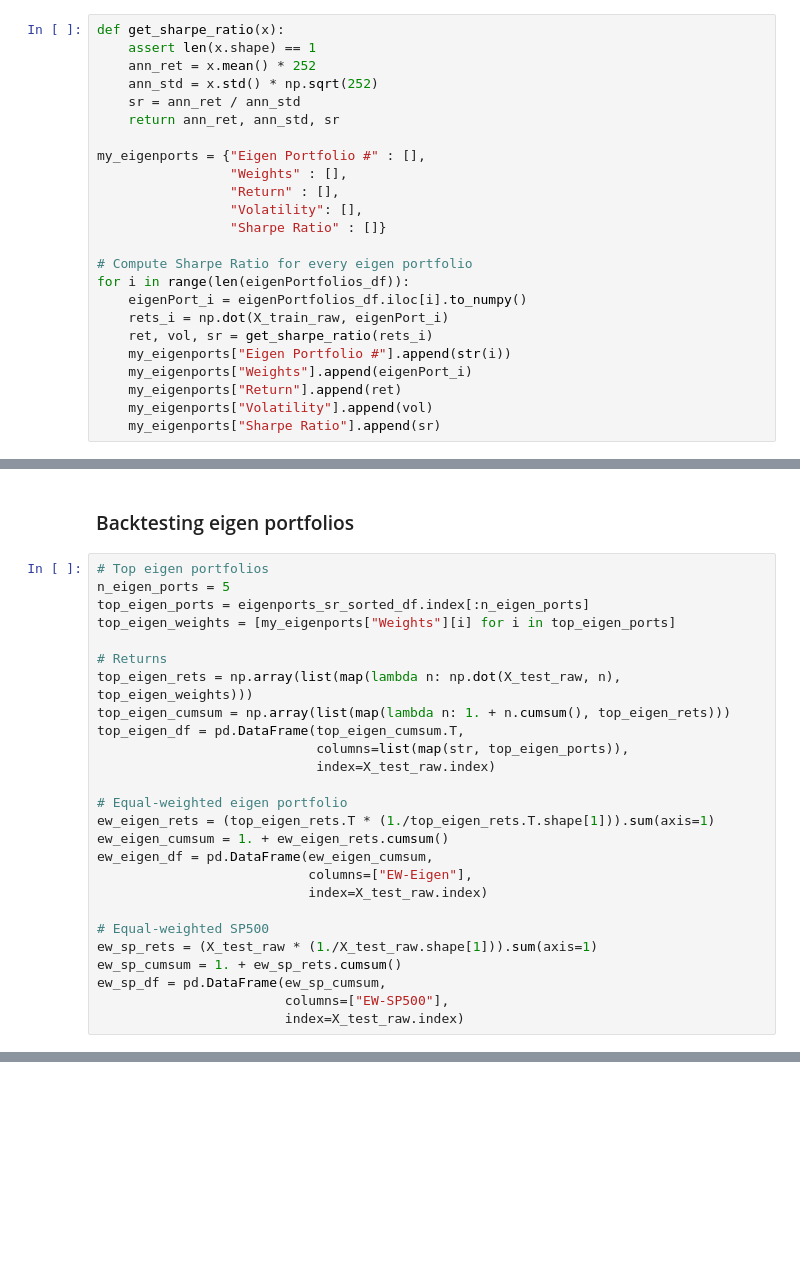
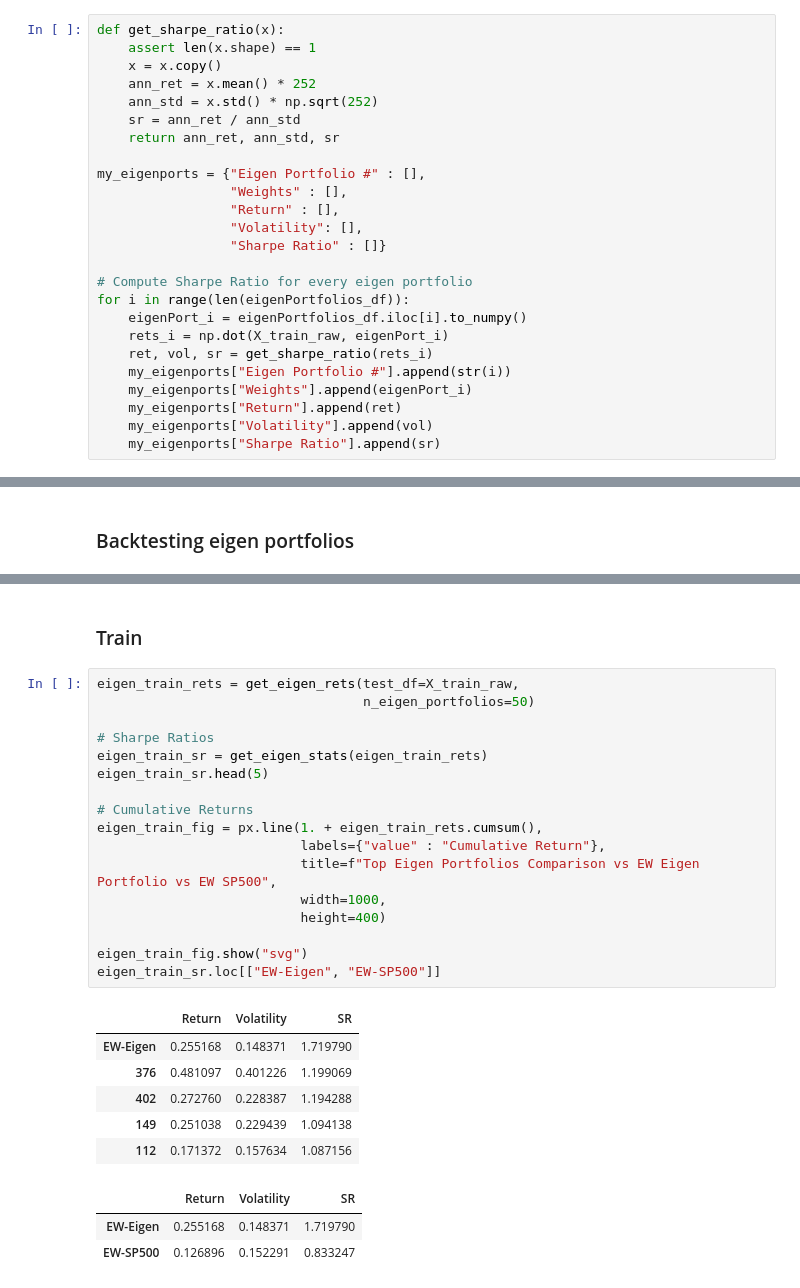
Before and after one commit to aexsalomao/EigenPortfolios, a Jupyter notebook: Eigen Portfolios.ipynb, the cells around one changed output, grey strips where cells are left out. Cells and saved outputs as stored; diff of their text form; blank space fills up the shorter version.

```diff
--- a/Eigen Portfolios.ipynb
+++ b/Eigen Portfolios.ipynb
@@ -219,6 +204,7 @@ for i in range(5):
 # %%
 def get_sharpe_ratio(x):
     assert len(x.shape) == 1
+    x = x.copy()
     ann_ret = x.mean() * 252
     ann_std = x.std() * np.sqrt(252)
     sr = ann_ret / ann_std
@@ -264,29 +250,3 @@ eigenports_sr_fig1.show("svg")
 eigenports_sr_fig2.show("svg")
 # %% [markdown]
 ### Backtesting eigen portfolios
-# %%
-# Top eigen portfolios
-n_eigen_ports = 5
-top_eigen_ports = eigenports_sr_sorted_df.index[:n_eigen_ports]
-top_eigen_weights = [my_eigenports["Weights"][i] for i in top_eigen_ports]
-
-# Returns
-top_eigen_rets = np.array(list(map(lambda n: np.dot(X_test_raw, n), top_eigen_weights)))
-top_eigen_cumsum = np.array(list(map(lambda n: 1. + n.cumsum(), top_eigen_rets)))
-top_eigen_df = pd.DataFrame(top_eigen_cumsum.T,
-                            columns=list(map(str, top_eigen_ports)),
-                            index=X_test_raw.index)
-
-# Equal-weighted eigen portfolio
-ew_eigen_rets = (top_eigen_rets.T * (1./top_eigen_rets.T.shape[1])).sum(axis=1)
-ew_eigen_cumsum = 1. + ew_eigen_rets.cumsum()
-ew_eigen_df = pd.DataFrame(ew_eigen_cumsum,
-                           columns=["EW-Eigen"],
-                           index=X_test_raw.index)
-
-# Equal-weighted SP500
-ew_sp_rets = (X_test_raw * (1./X_test_raw.shape[1])).sum(axis=1)
-ew_sp_cumsum = 1. + ew_sp_rets.cumsum()
-ew_sp_df = pd.DataFrame(ew_sp_cumsum,
-                        columns=["EW-SP500"],
-                        index=X_test_raw.index)
@@ -301,0 +300,29 @@ all_eigein_ports_fig.show("svg")
+# %% [markdown]
+### Train
+# %%
+eigen_train_rets = get_eigen_rets(test_df=X_train_raw,
+                                  n_eigen_portfolios=50)
+
+# Sharpe Ratios
+eigen_train_sr = get_eigen_stats(eigen_train_rets)
+eigen_train_sr.head(5)
+
+# Cumulative Returns
+eigen_train_fig = px.line(1. + eigen_train_rets.cumsum(),
+                          labels={"value" : "Cumulative Return"},
+                          title=f"Top Eigen Portfolios Comparison vs EW Eigen Portfolio vs EW SP500",
+                          width=1000,
+                          height=400)
+
+eigen_train_fig.show("svg")
+eigen_train_sr.loc[["EW-Eigen", "EW-SP500"]]
+# %% [output]
+|  | Return | Volatility | SR |
+| EW-Eigen | 0.255168 | 0.148371 | 1.719790 |
+| 376 | 0.481097 | 0.401226 | 1.199069 |
+| 402 | 0.272760 | 0.228387 | 1.194288 |
+| 149 | 0.251038 | 0.229439 | 1.094138 |
+| 112 | 0.171372 | 0.157634 | 1.087156 |
+|  | Return | Volatility | SR |
+| EW-Eigen | 0.255168 | 0.148371 | 1.719790 |
+| EW-SP500 | 0.126896 | 0.152291 | 0.833247 |
```
Also changed, not shown: parts of 23 cells of this notebook.
